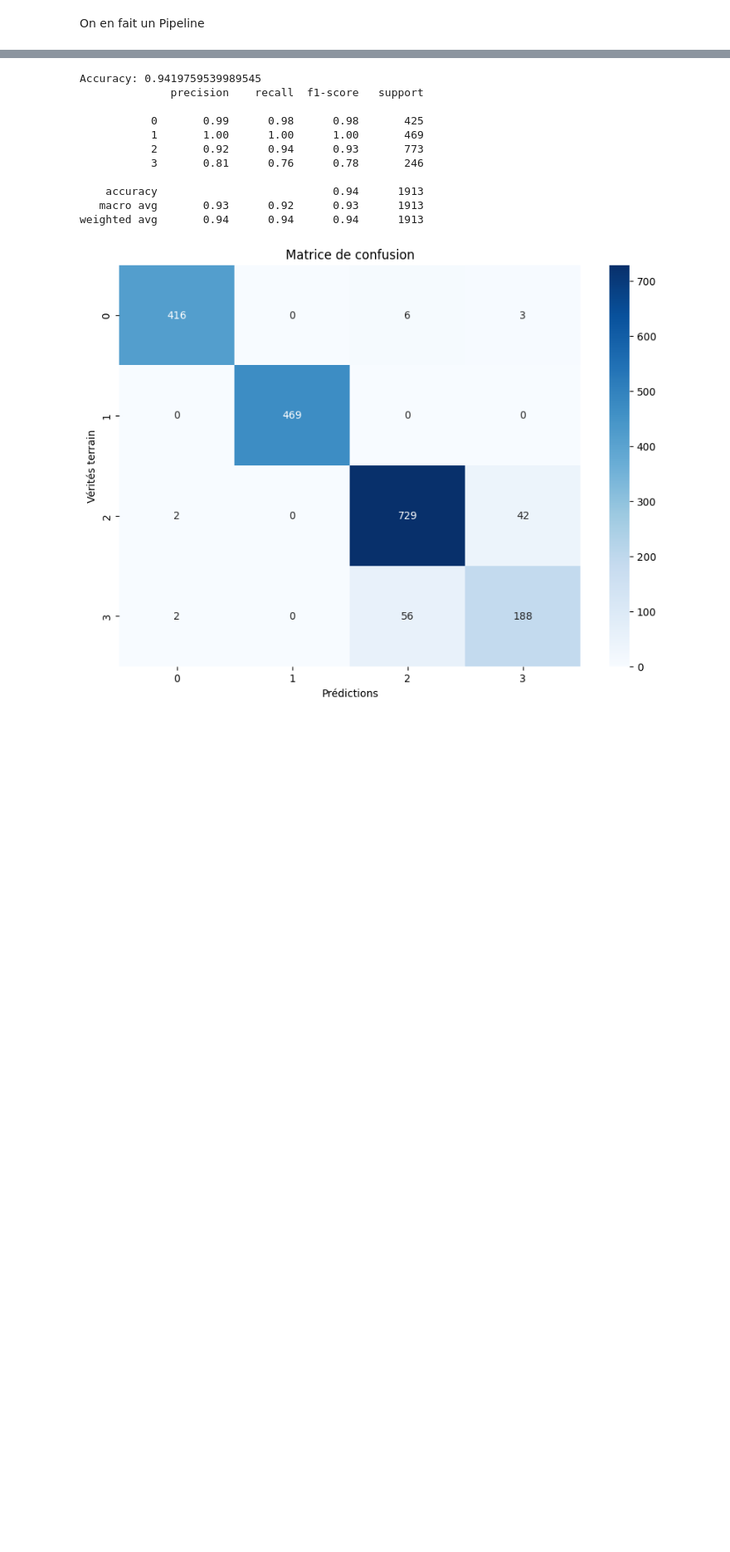
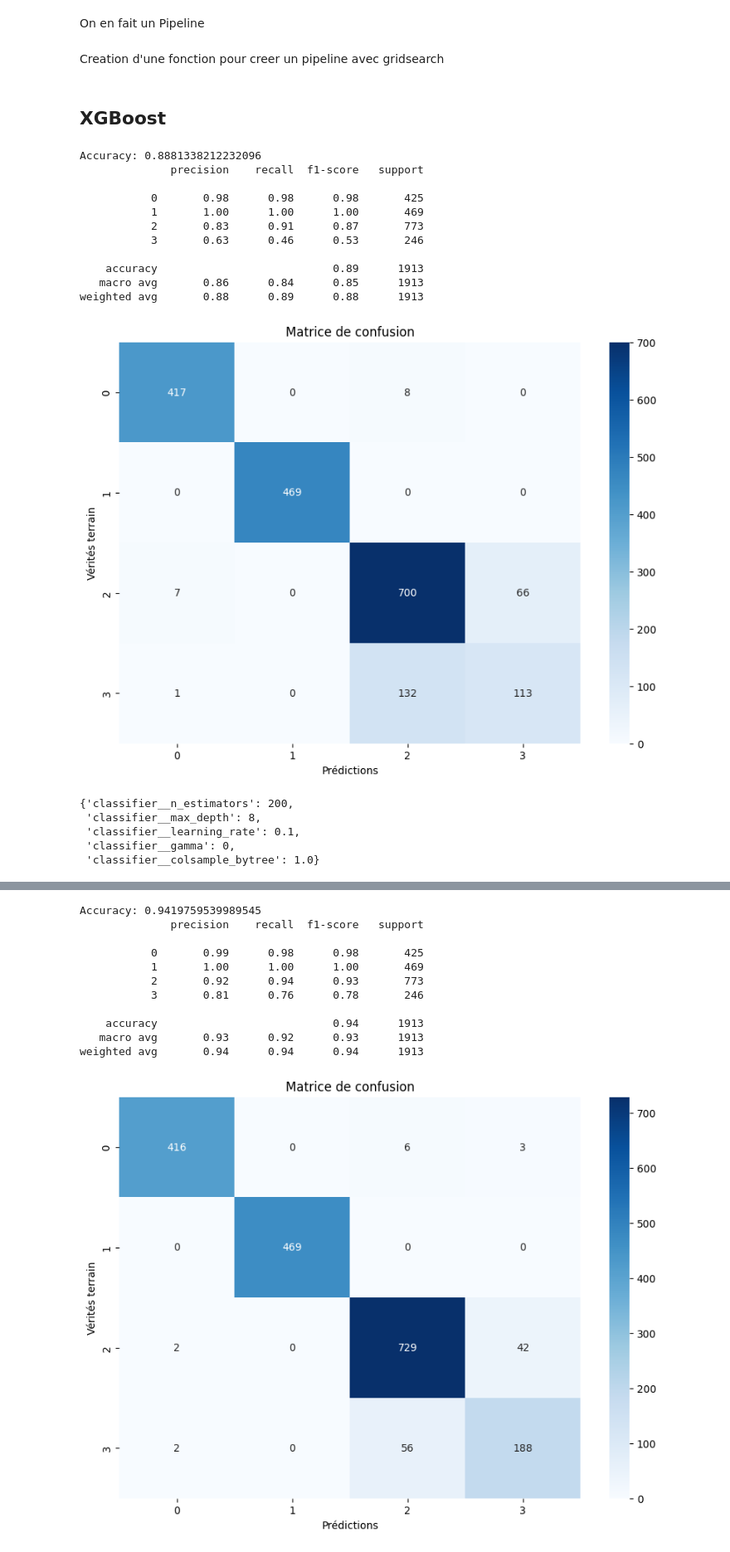
Before and after one commit to jccazes/equancy_technical_assessment, a Jupyter notebook: src/equancy_technical_assessment/answers.ipynb, the cells around one changed output, grey strips where cells are left out. Shown at 83% size. Drawn from its saved outputs; the diff is of its cells as text; code cells hidden in the pictures; blank space fills up the shorter version.

```diff
--- a/src/equancy_technical_assessment/answers.ipynb
+++ b/src/equancy_technical_assessment/answers.ipynb
@@ -362,3 +409,7 @@ employee_data["nb_technos"] = employee_data["Technologies"].apply(
+# %%
+for i, (df, label) in enumerate(zip(data, labels)):
+    df = process_data(df, label)
+    data[i] = df
 # %% [markdown]
 On a utilisé les intervalles fournis par les quantiles des boxplots associés a chaque métier. On a regroupé data scientist et lead data scientist.
 # %% [markdown]
@@ -399,8 +435,8 @@ from sklearn.compose import ColumnTransformer
 # On définit le vectorizer en précisant le séparateur
 tfidf = TfidfVectorizer(tokenizer=lambda x: x.split("/"))
 
-technologies_encoded_train = tfidf.fit_transform(X_train["Technologies"])
-technologies_encoded_test = tfidf.transform(X_test["Technologies"])
+technologies_encoded_train = tfidf.fit_transform(data[0]["Technologies"])
+technologies_encoded_test = tfidf.transform(data[1]["Technologies"])
 # %%
 from sklearn.preprocessing import OrdinalEncoder
 
@@ -414,6 +450,6 @@ diplome_encoded_test = ordinal_encoder.fit_transform(X_test[["Diplome"]])
 # %%
 target_encoder = TargetEncoder(target_type="multiclass", smooth="auto")
 
-ville_encoded_train = target_encoder.fit_transform(X_train[["Ville"]], y_train)
+ville_encoded_train = target_encoder.fit_transform(data[0][["Ville"]], labels[0])
 
-ville_encoded_test = target_encoder.fit_transform(X_test[["Ville"]], y_test)
+ville_encoded_test = target_encoder.fit_transform(data[1][["Ville"]], labels[1])
@@ -493,0 +504,2 @@ y_pred = pipeline.predict(X_test)
+# %% [markdown]
+Creation d'une fonction pour creer un pipeline avec gridsearch
@@ -493,0 +551,26 @@ y_pred = pipeline.predict(X_test)
+# %%
+from sklearn.metrics import classification_report, accuracy_score, confusion_matrix
+
+
+def evaluate_classification(y_test, y_pred):
+    """
+    Affiche l'accuracy, le rapport de classification et la matrice de confusion.
+    """
+    print("Accuracy:", accuracy_score(y_test, y_pred))
+    print(classification_report(y_test, y_pred))
+    cm = confusion_matrix(y_test, y_pred)
+    plt.figure(figsize=(10, 7))
+    sns.heatmap(
+        cm,
+        annot=True,
+        fmt="d",
+        cmap="Blues",
+        xticklabels=np.unique(y_test),
+        yticklabels=np.unique(y_test),
+    )
+    plt.title("Matrice de confusion")
+    plt.xlabel("Prédictions")
+    plt.ylabel("Vérités terrain")
+    plt.show()
+# %% [markdown]
+## XGBoost
@@ -493,0 +637,23 @@ y_pred = pipeline.predict(X_test)
+# %%
+evaluate_classification(current_test_target, current_y_pred)
+# %% [output]
+Accuracy: 0.8881338212232096
+              precision    recall  f1-score   support
+
+           0       0.98      0.98      0.98       425
+           1       1.00      1.00      1.00       469
+           2       0.83      0.91      0.87       773
+           3       0.63      0.46      0.53       246
+
+    accuracy                           0.89      1913
+   macro avg       0.86      0.84      0.85      1913
+weighted avg       0.88      0.89      0.88      1913
+[figure, added]
+# %%
+xgb_model.best_params_
+# %% [output]
+{'classifier__n_estimators': 200,
+ 'classifier__max_depth': 8,
+ 'classifier__learning_rate': 0.1,
+ 'classifier__gamma': 0,
+ 'classifier__colsample_bytree': 1.0}
```
Also changed, not shown: parts of 49 cells of this notebook, 2 other files.
